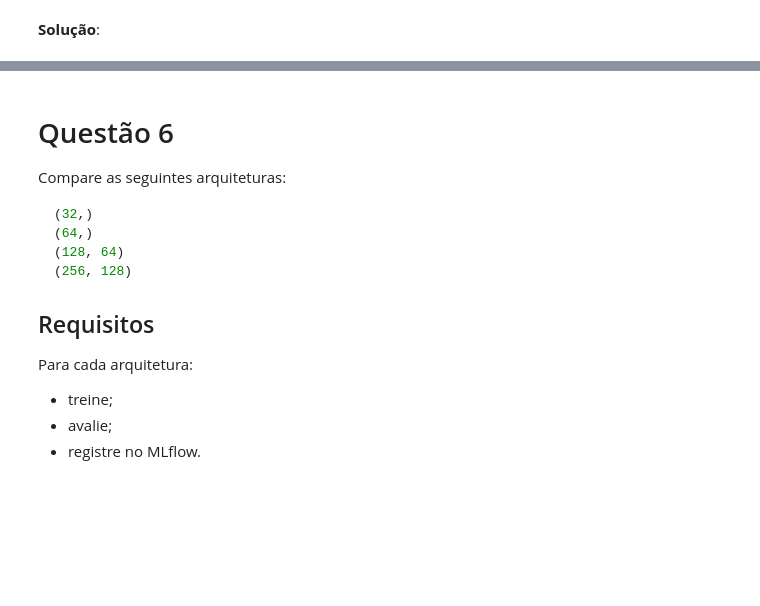
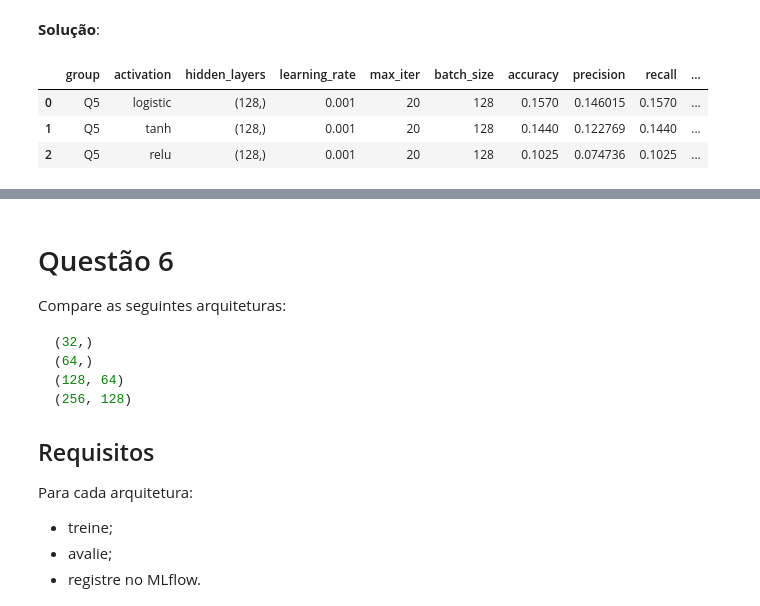
Before and after one commit to ddefbcourses/atividade-05-deep-learning-ii-lilymtbr, a Jupyter notebook: notebooks/assignment.ipynb, the cells around one changed output, grey strips where cells are left out. Drawn from its saved outputs; the diff is of its cells as text; code cells hidden in the pictures; blank space fills up the shorter version.

```diff
--- a/notebooks/assignment.ipynb
+++ b/notebooks/assignment.ipynb
@@ -255,0 +535,33 @@ Responda:
+# %%
+results_q5 = []
+
+experiments_q5 = [
+    ("Q5", "logistic", (128,), 0.001, 20, 128),
+    ("Q5", "tanh", (128,), 0.001, 20, 128),
+    ("Q5", "relu", (128,), 0.001, 20, 128)
+]
+
+for group, activation, hidden_layers, learning_rate, max_iter, batch_size in experiments_q5:
+    result = run_experiment(
+        group,
+        X_train_exp,
+        X_val_exp,
+        y_train_exp,
+        y_val_exp,
+        activation,
+        hidden_layers,
+        learning_rate,
+        max_iter,
+        batch_size,
+        seed=42
+    )
+
+    results_q5.append(result)
+
+results_q5_df = pd.DataFrame(results_q5)
+results_q5_df
+# %% [output]
+|  | group | activation | hidden_layers | learning_rate | max_iter | batch_size | accuracy | precision | recall | ... |
+| 0 | Q5 | logistic | (128,) | 0.001 | 20 | 128 | 0.1570 | 0.146015 | 0.1570 | ... |
+| 1 | Q5 | tanh | (128,) | 0.001 | 20 | 128 | 0.1440 | 0.122769 | 0.1440 | ... |
+| 2 | Q5 | relu | (128,) | 0.001 | 20 | 128 | 0.1025 | 0.074736 | 0.1025 | ... |
```
Also changed, not shown: parts of 27 cells of this notebook.
